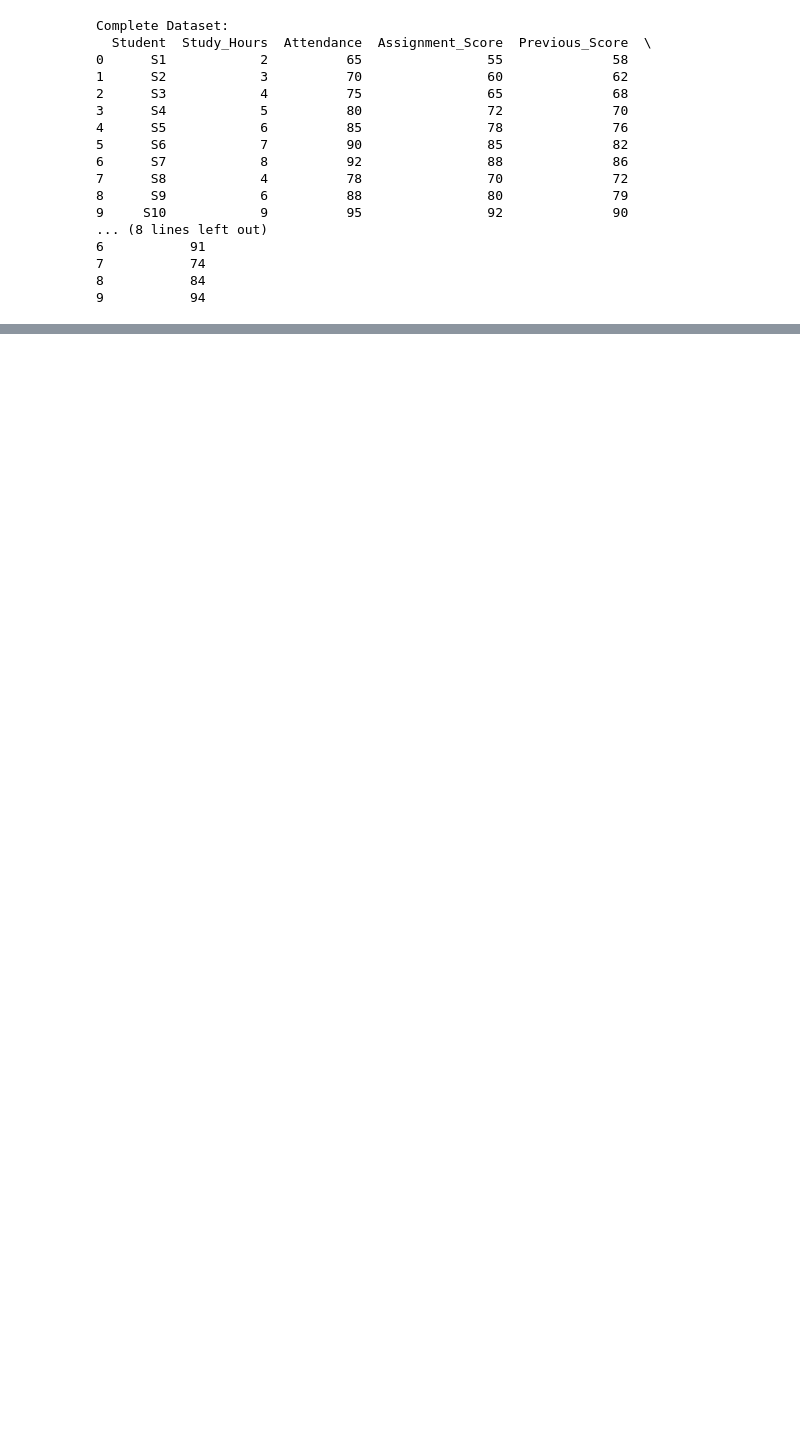
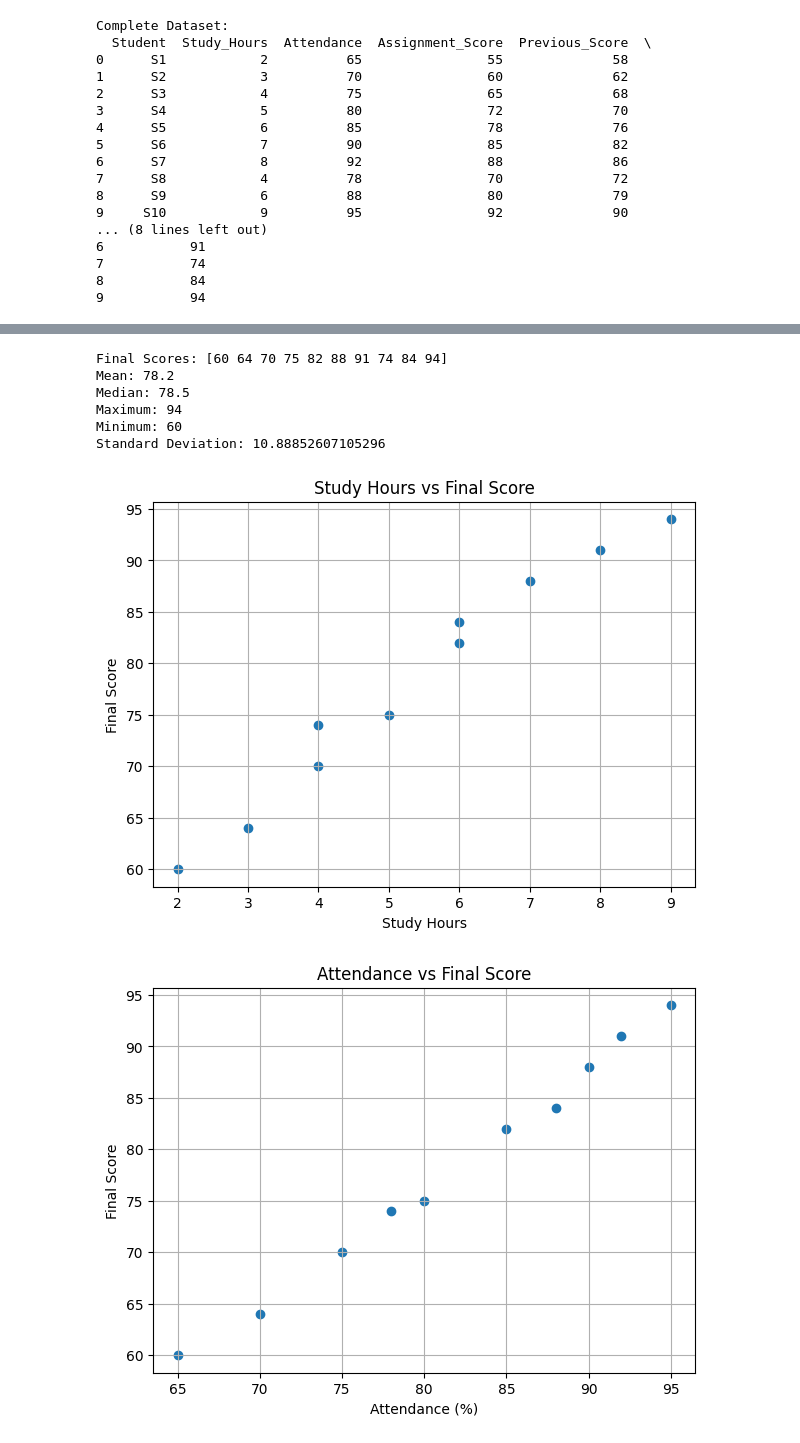
Before and after one commit to 26wh5a0509-beep/26WH5A0509.., a Jupyter notebook: CASESTUDY2.ipynb, the cells around one changed output, grey strips where cells are left out. Saved outputs shown, nothing was run; the diff lists cells and outputs as text; code cells hidden in the pictures; blank space fills up the shorter version.

```diff
--- a/CASESTUDY2.ipynb
+++ b/CASESTUDY2.ipynb
@@ -39,0 +191,70 @@ Complete Dataset:
+# %%
+import numpy as np
+
+# Extract Final_Score as a NumPy array
+final_scores = np.array(df["Final_Score"])
+
+# Calculate statistical measures
+mean_score = np.mean(final_scores)
+median_score = np.median(final_scores)
+maximum_score = np.max(final_scores)
+minimum_score = np.min(final_scores)
+standard_deviation = np.std(final_scores)
+
+print("Final Scores:", final_scores)
+print("Mean:", mean_score)
+print("Median:", median_score)
+print("Maximum:", maximum_score)
+print("Minimum:", minimum_score)
+print("Standard Deviation:", standard_deviation)
+# %% [output]
+Final Scores: [60 64 70 75 82 88 91 74 84 94]
+Mean: 78.2
+Median: 78.5
+Maximum: 94
+Minimum: 60
+Standard Deviation: 10.88852607105296
+# %%
+import matplotlib.pyplot as plt
+
+# 1. Study Hours vs Final Score
+plt.figure(figsize=(7, 5))
+plt.scatter(df["Study_Hours"], df["Final_Score"])
+plt.xlabel("Study Hours")
+plt.ylabel("Final Score")
+plt.title("Study Hours vs Final Score")
+plt.grid(True)
+plt.show()
+
+
+# 2. Attendance vs Final Score
+plt.figure(figsize=(7, 5))
+plt.scatter(df["Attendance"], df["Final_Score"])
+plt.xlabel("Attendance (%)")
+plt.ylabel("Final Score")
+plt.title("Attendance vs Final Score")
+plt.grid(True)
+plt.show()
+
+
+# 3. Distribution of Final Scores
+plt.figure(figsize=(7, 5))
+plt.hist(df["Final_Score"], bins=5, edgecolor="black")
+plt.xlabel("Final Score")
+plt.ylabel("Number of Students")
+plt.title("Distribution of Final Scores")
+plt.grid(axis="y")
+plt.show()
+
+
+# 4. Student-wise Final Scores
+plt.figure(figsize=(8, 5))
+plt.bar(df["Student"], df["Final_Score"])
+plt.xlabel("Student")
+plt.ylabel("Final Score")
+plt.title("Student-wise Final Scores")
+plt.grid(axis="y")
+plt.show()
+# %% [output]
+[figure, added]
+[figure, added]
```
Also changed, not shown: parts of 19 cells of this notebook.
